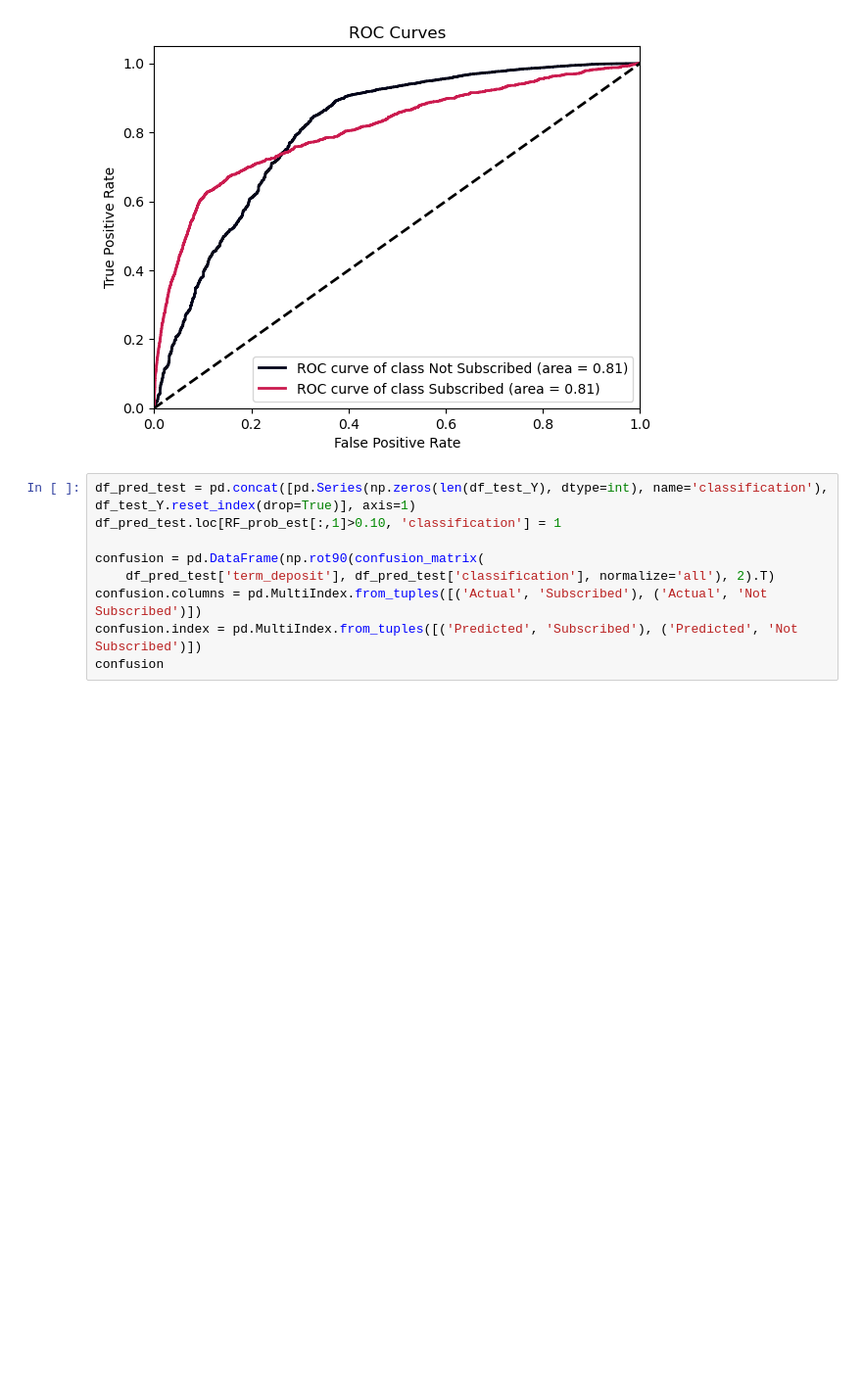
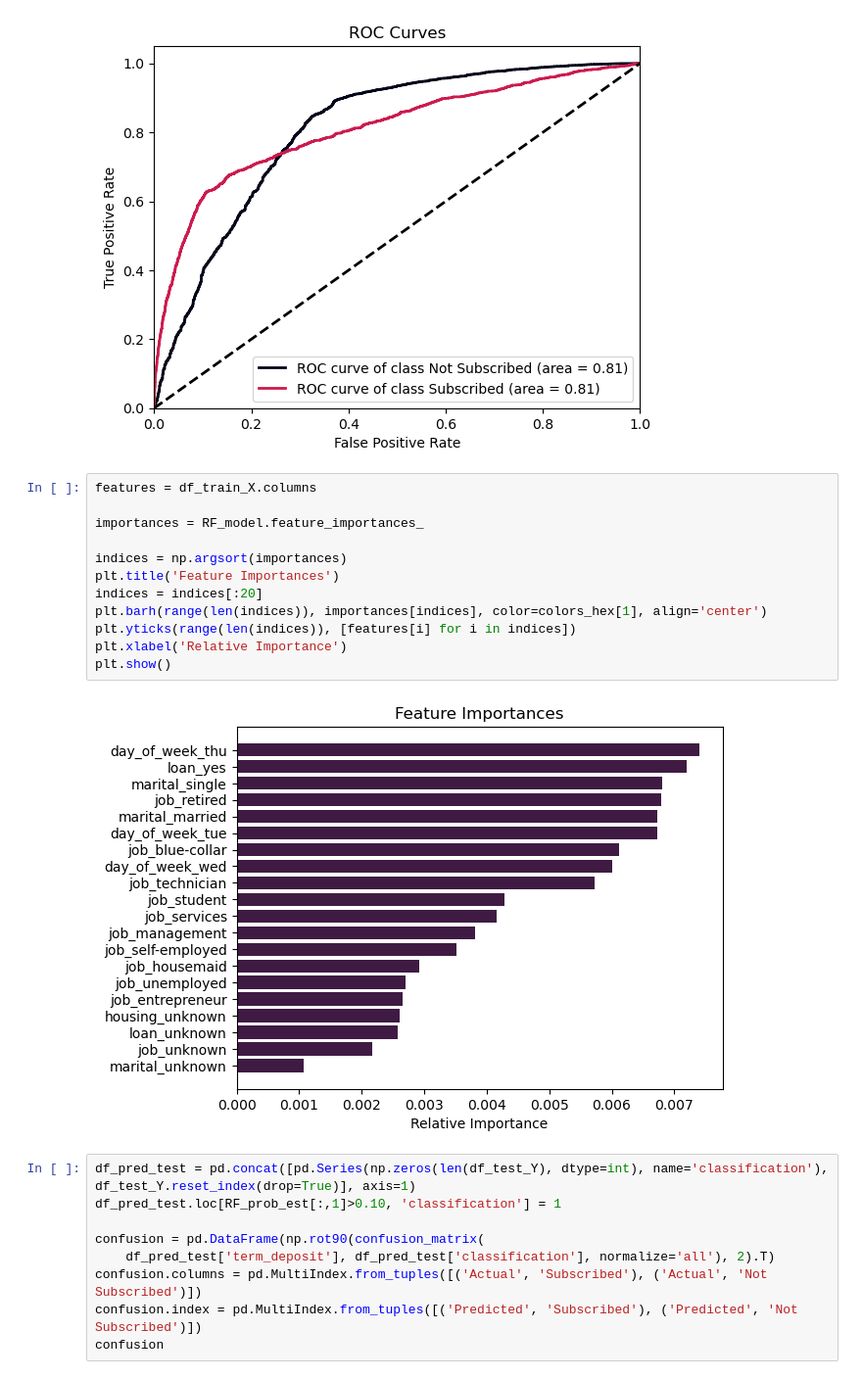
Before and after one commit to gav-conn/ML-Group-Project, a Jupyter notebook: main.ipynb, the cells around one changed output. Shown at 98% size. Saved outputs shown, nothing was run; the diff lists cells and outputs as text; blank space fills up the shorter version.

```diff
--- a/main.ipynb
+++ b/main.ipynb
@@ -515,6 +515,20 @@ skplt.metrics.plot_roc(labels, RF_prob_est, plot_micro=False, plot_macro=False,
 plt.show()
 # %% [output]
 [figure]
+# %%
+features = df_train_X.columns
+
+importances = RF_model.feature_importances_
+
+indices = np.argsort(importances)
+plt.title('Feature Importances')
+indices = indices[:20]
+plt.barh(range(len(indices)), importances[indices], color=colors_hex[1], align='center')
+plt.yticks(range(len(indices)), [features[i] for i in indices])
+plt.xlabel('Relative Importance')
+plt.show()
+# %% [output]
+[figure, added]
 # %%
 df_pred_test = pd.concat([pd.Series(np.zeros(len(df_test_Y), dtype=int), name='classification'), df_test_Y.reset_index(drop=True)], axis=1)
 df_pred_test.loc[RF_prob_est[:,1]>0.10, 'classification'] = 1
```
Also changed, not shown: parts of 20 cells of this notebook.
